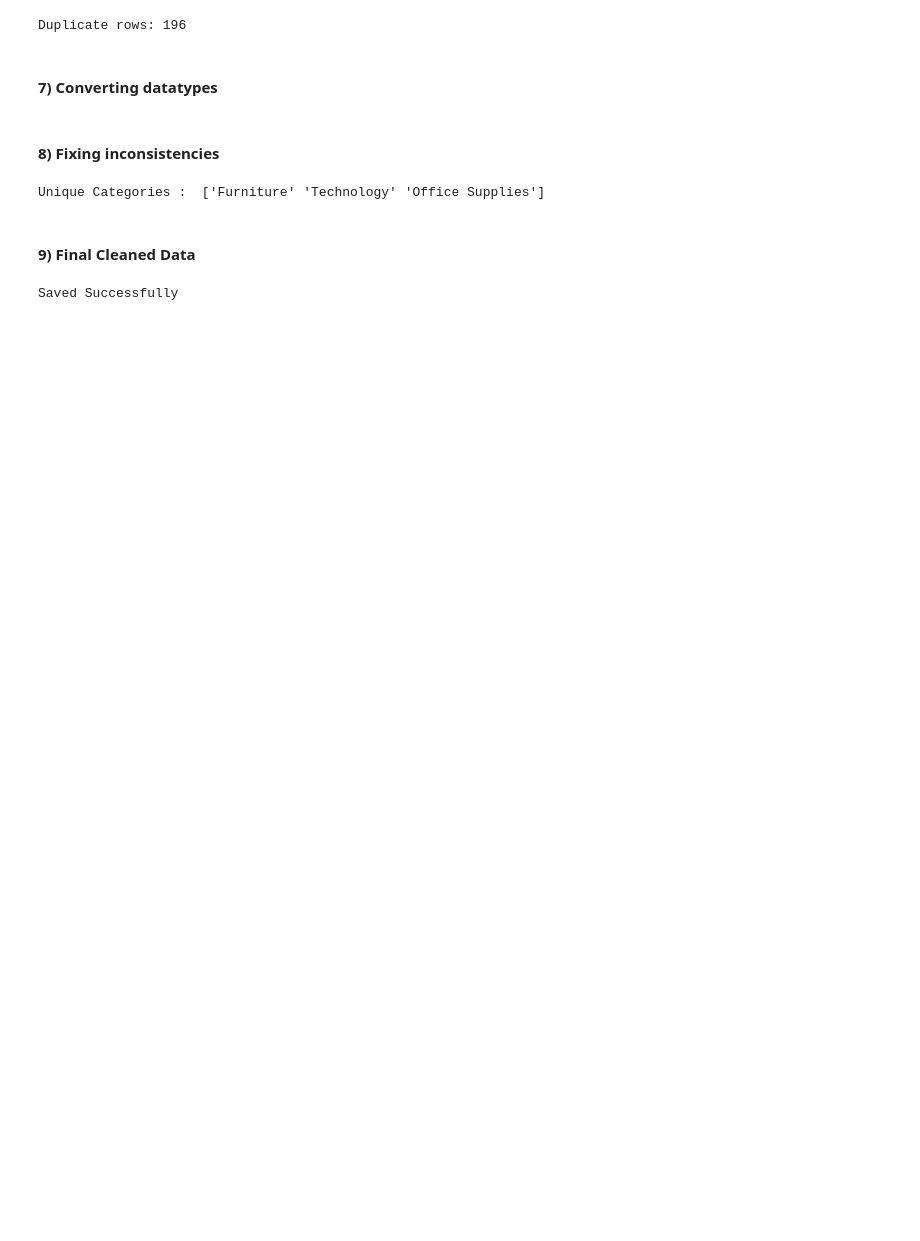
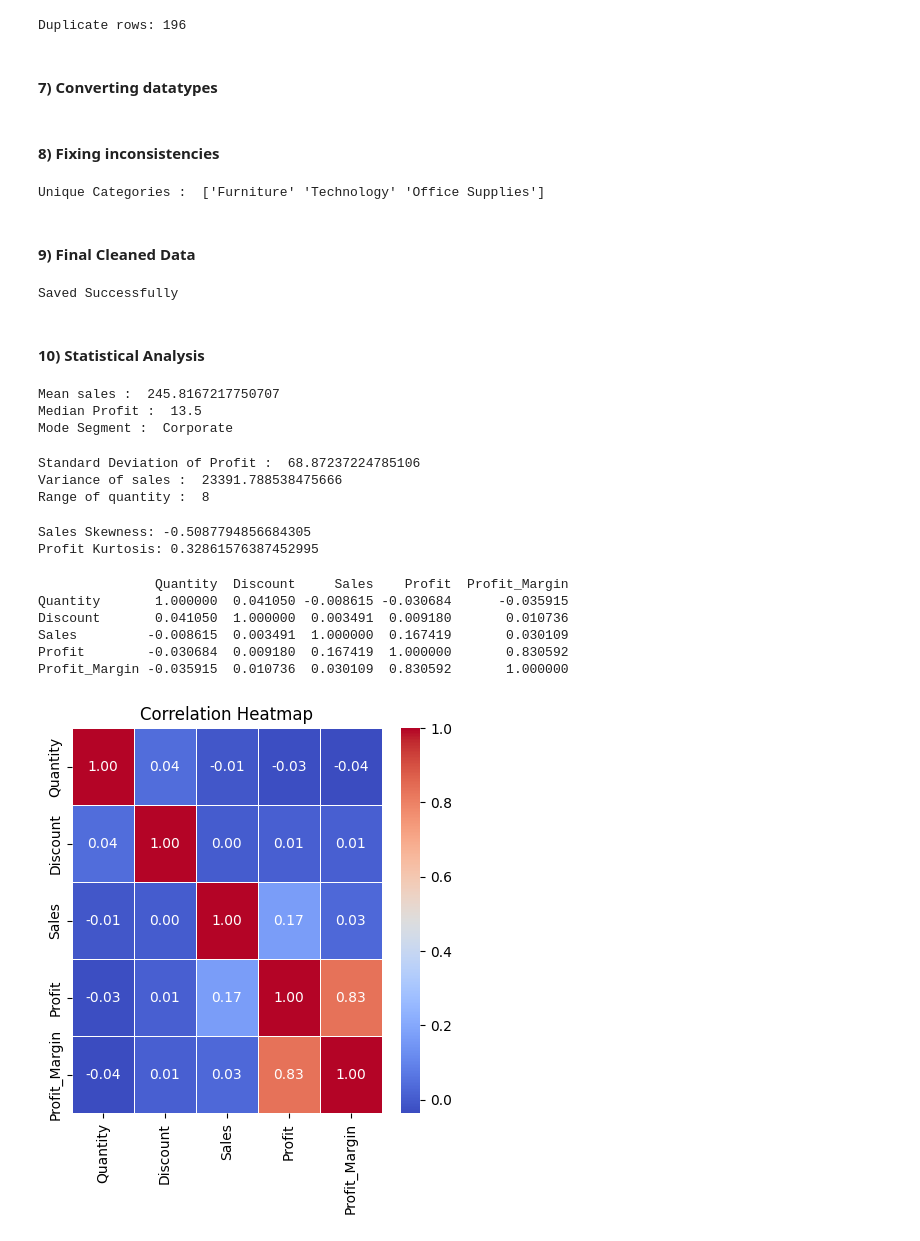
Before and after one commit to 26Vaidehi/INT375_Python, a Jupyter notebook: INT-375_Project.ipynb, the cells around one changed output. Drawn from its saved outputs; the diff is of its cells as text; code cells hidden in the pictures; blank space fills up the shorter version.

Commit message:
Statiscal Analysis

```diff
--- a/INT-375_Project.ipynb
+++ b/INT-375_Project.ipynb
@@ -167,3 +167,46 @@ df.to_csv("Cleaned_Data.csv", index=False)
 print("Saved Successfully")
 # %% [output]
 Saved Successfully
+# %% [markdown]
+#### **10) Statistical Analysis**
+# %%
+## CENTRAL TENDENCY
+print("Mean sales : ",df['Sales'].mean())
+print("Median Profit : ",df['Profit'].median())
+print("Mode Segment : ",df['Segment'].mode()[0])
+# %% [output]
+Mean sales :  245.8167217750707
+Median Profit :  13.5
+Mode Segment :  Corporate
+# %%
+## DISPERSION
+print("Standard Deviation of Profit : ",df['Profit'].std())
+print("Variance of sales : ",df['Sales'].var())
+print("Range of quantity : ",df['Quantity'].max()-df['Quantity'].min())
+# %% [output]
+Standard Deviation of Profit :  68.87237224785106
+Variance of sales :  23391.788538475666
+Range of quantity :  8
+# %%
+## UNDERSTANDING THE SHAPE AND DISTRIBUTION OF DATA
+print("Sales Skewness:", df['Sales'].skew())
+print("Profit Kurtosis:", df['Profit'].kurtosis())
+# %% [output]
+Sales Skewness: -0.5087794856684305
+Profit Kurtosis: 0.32861576387452995
+# %%
+## CORRELATION ANALYSIS
+correlation_matrix = df.corr(numeric_only=True)
+print(correlation_matrix)
+plt.figure(figsize=(5,5))
+sns.heatmap(correlation_matrix, annot=True, cmap="coolwarm",fmt='.2f',linewidths=.5)
+plt.title("Correlation Heatmap")
+plt.show()
+# %% [output]
+               Quantity  Discount     Sales    Profit  Profit_Margin
+Quantity       1.000000  0.041050 -0.008615 -0.030684      -0.035915
+Discount       0.041050  1.000000  0.003491  0.009180       0.010736
+Sales         -0.008615  0.003491  1.000000  0.167419       0.030109
+Profit        -0.030684  0.009180  0.167419  1.000000       0.830592
+Profit_Margin -0.035915  0.010736  0.030109  0.830592       1.000000
+[figure, added]
```
Also changed, not shown: parts of 18 cells of this notebook, 1 other file.
